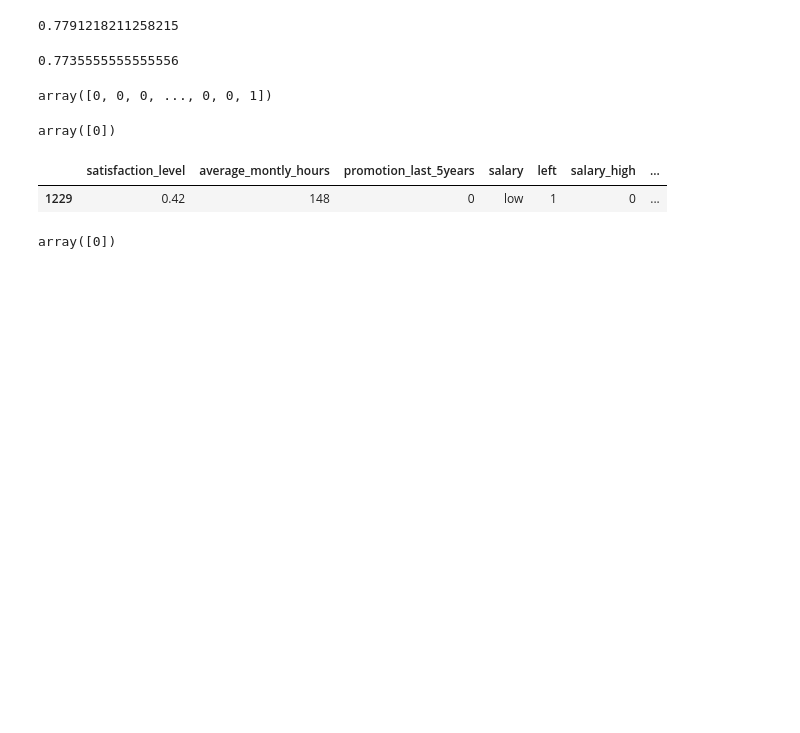
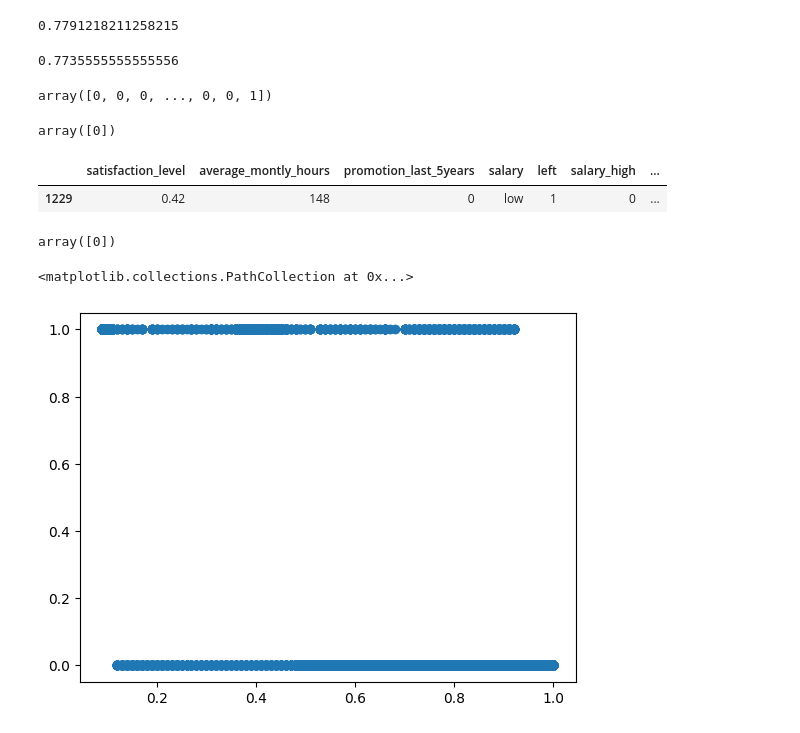
Before and after one commit to sudhakar1504/Machine-Learning, a Jupyter notebook: BinaryClassification.ipynb, the cells around one changed output. Drawn from its saved outputs; the diff is of its cells as text; code cells hidden in the pictures; blank space fills up the shorter version.

```diff
--- a/BinaryClassification.ipynb
+++ b/BinaryClassification.ipynb
@@ -143,3 +143,8 @@ subdf_with_dummies.sample()
 model.predict([[0.42,148,0,0,1,0]])
 # %% [output]
 array([0])
+# %%
+plt.scatter(df.satisfaction_level,df.left)
+# %% [output]
+<matplotlib.collections.PathCollection at 0x...>
+[figure, added]
```
